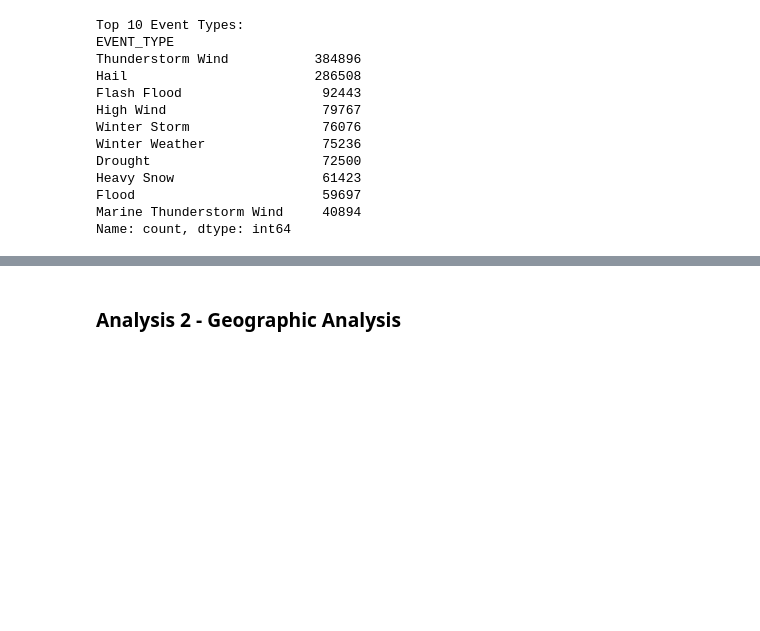
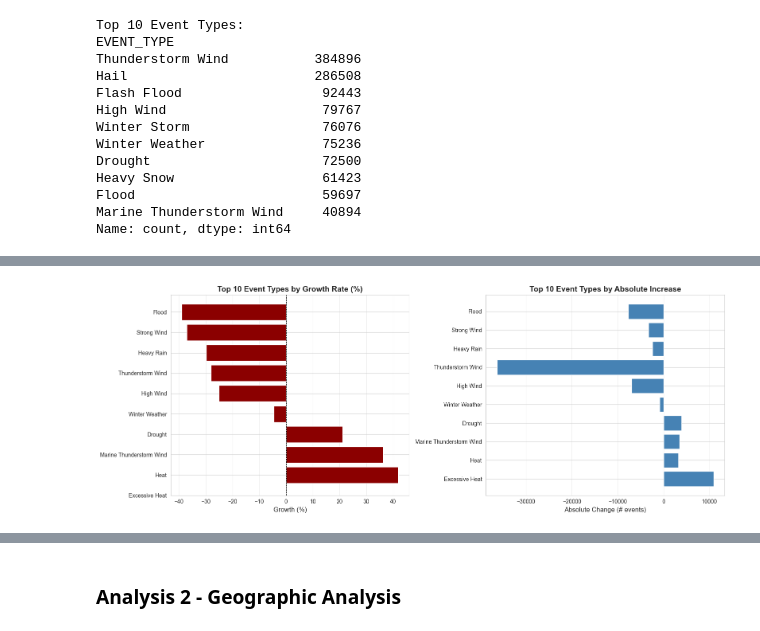
Before and after one commit to Lucasqrz1/us_extreme_weather_prediction, a Jupyter notebook: notebooks/01_data_exploration.ipynb, the cells around one changed output, grey strips where cells are left out. Saved outputs shown, nothing was run; the diff lists cells and outputs as text; code cells hidden in the pictures; blank space fills up the shorter version.

```diff
--- a/notebooks/01_data_exploration.ipynb
+++ b/notebooks/01_data_exploration.ipynb
@@ -242,0 +289,28 @@ Name: count, dtype: int64
+# %%
+# Cell: Visualize the biggest increases
+top_growing = comparison_sorted.head(10)
+
+fig, axes = plt.subplots(1, 2, figsize=(16, 6))
+
+# Growth percentage
+axes[0].barh(range(len(top_growing)), top_growing['Growth'], color='darkred')
+axes[0].set_yticks(range(len(top_growing)))
+axes[0].set_yticklabels(top_growing.index)
+axes[0].set_xlabel('Growth (%)', fontsize=12)
+axes[0].set_title('Top 10 Event Types by Growth Rate (%)', fontsize=14, fontweight='bold')
+axes[0].axvline(x=0, color='black', linestyle='--', linewidth=0.8)
+axes[0].grid(axis='x', alpha=0.3)
+
+# Absolute change
+axes[1].barh(range(len(top_growing)), top_growing['Absolute_Change'], color='steelblue')
+axes[1].set_yticks(range(len(top_growing)))
+axes[1].set_yticklabels(top_growing.index)
+axes[1].set_xlabel('Absolute Change (# events)', fontsize=12)
+axes[1].set_title('Top 10 Event Types by Absolute Increase', fontsize=14, fontweight='bold')
+axes[1].grid(axis='x', alpha=0.3)
+
+plt.tight_layout()
+plt.savefig('../images/09_event_growth_comparison.png', dpi=300, bbox_inches='tight')
+plt.show()
+# %% [output]
+[figure, added]
```
Also changed, not shown: parts of 6 cells of this notebook, 4 other files.
